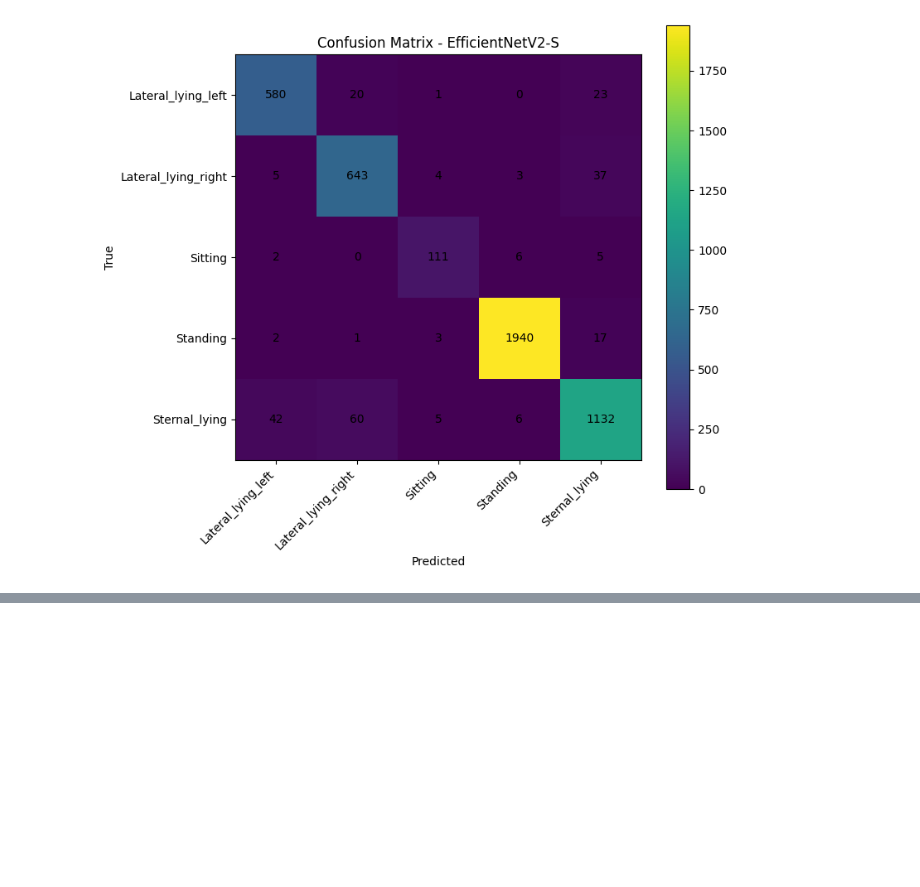
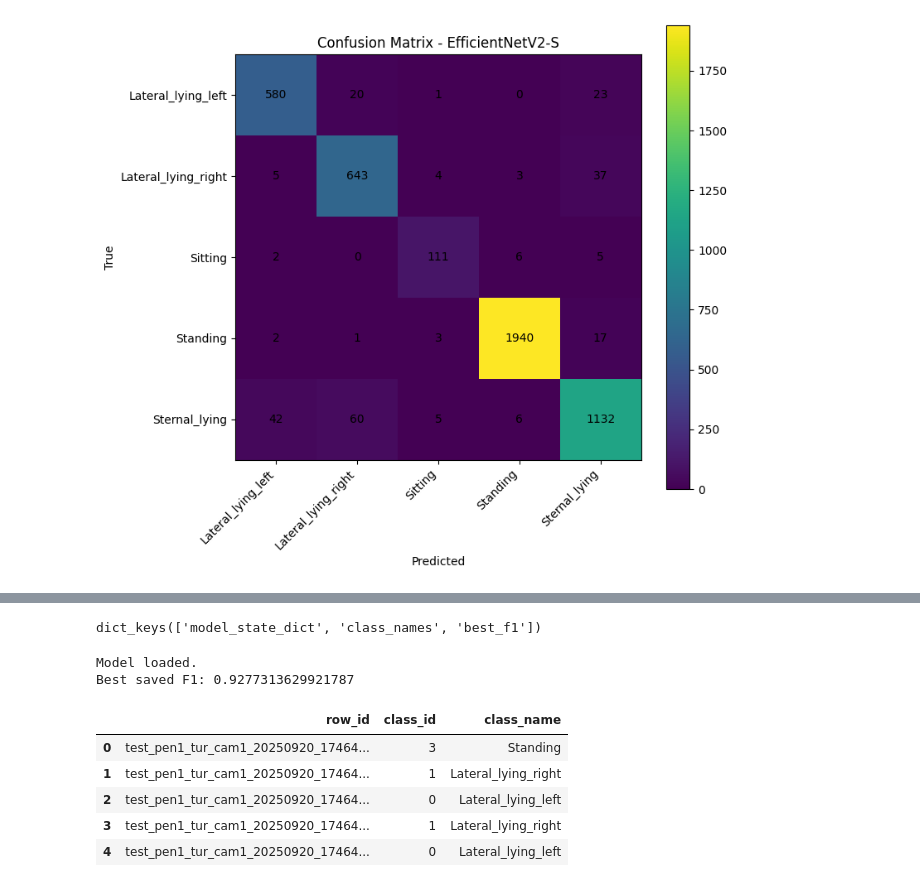
Before and after one commit to StaryDron/PigPostureComputerVision, a Jupyter notebook: EfficientNet_V2.ipynb, the cells around one changed output, grey strips where cells are left out. Cells and saved outputs as stored; diff of their text form; code cells hidden in the pictures; blank space fills up the shorter version.

```diff
--- a/EfficientNet_V2.ipynb
+++ b/EfficientNet_V2.ipynb
@@ -514,0 +609,19 @@ plt.show()
+# %%
+MODEL_PATH = "best_efficientnetv2_s_pigs.pt"
+
+checkpoint = torch.load(MODEL_PATH, map_location=device)
+
+print(checkpoint.keys())
+# %% [output]
+dict_keys(['model_state_dict', 'class_names', 'best_f1'])
+# %%
+model.load_state_dict(checkpoint["model_state_dict"])
+
+model = model.to(device)
+model.eval()
+
+print("Model loaded.")
+print("Best saved F1:", checkpoint.get("best_f1"))
+# %% [output]
+Model loaded.
+Best saved F1: 0.9277313629921787
@@ -514,0 +643,16 @@ plt.show()
+# %%
+submission = pd.DataFrame({
+    "row_id": row_ids,
+    "class_id": predictions
+})
+
+submission["class_name"] = submission["class_id"].map(CLASS_NAMES)
+
+submission.head()
+# %% [output]
+|  | row_id | class_id | class_name |
+| 0 | test_pen1_tur_cam1_20250920_17464... | 3 | Standing |
+| 1 | test_pen1_tur_cam1_20250920_17464... | 1 | Lateral_lying_right |
+| 2 | test_pen1_tur_cam1_20250920_17464... | 0 | Lateral_lying_left |
+| 3 | test_pen1_tur_cam1_20250920_17464... | 1 | Lateral_lying_right |
+| 4 | test_pen1_tur_cam1_20250920_17464... | 0 | Lateral_lying_left |
```
Also changed, not shown: parts of 19 cells of this notebook.
